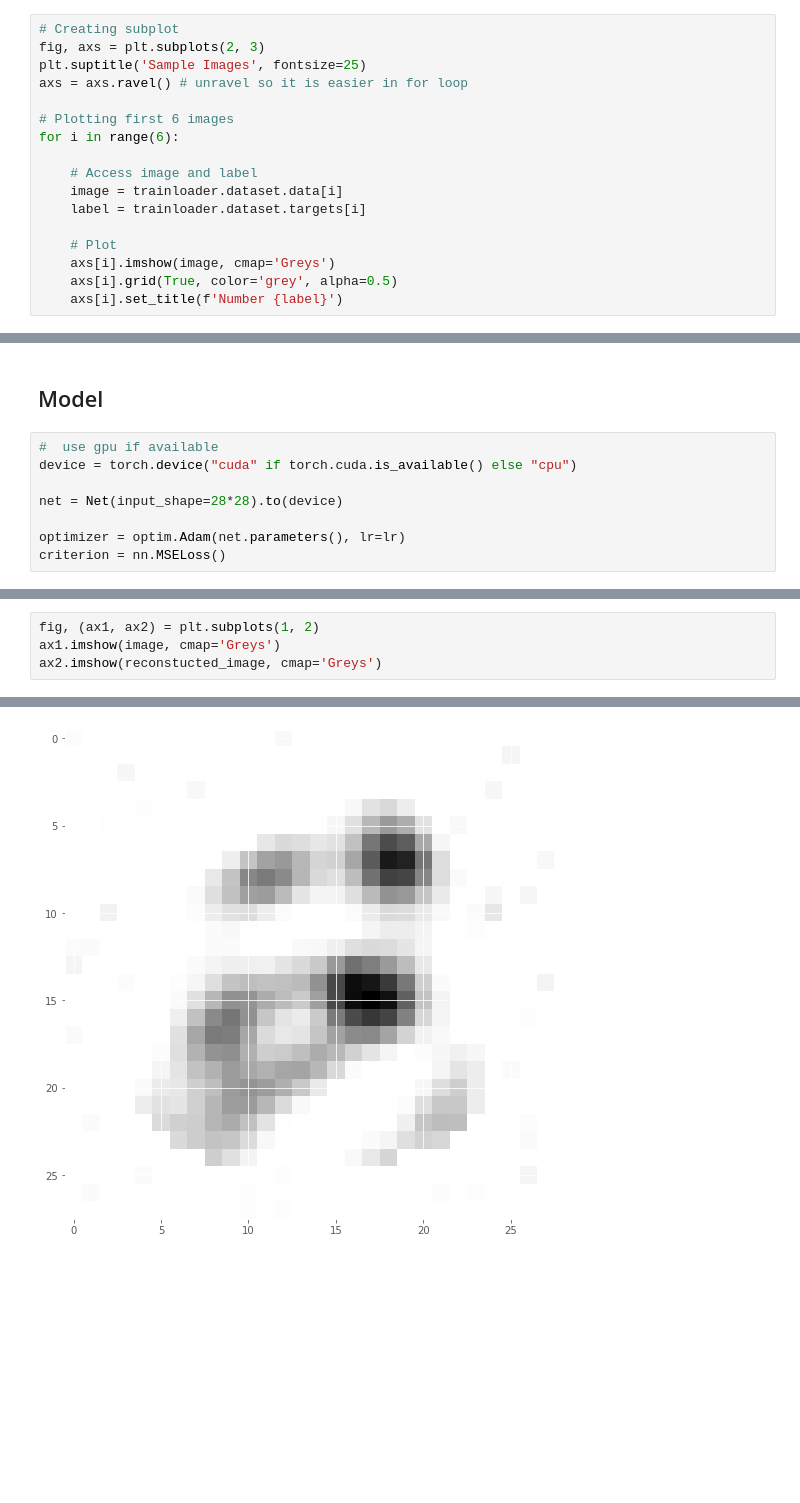
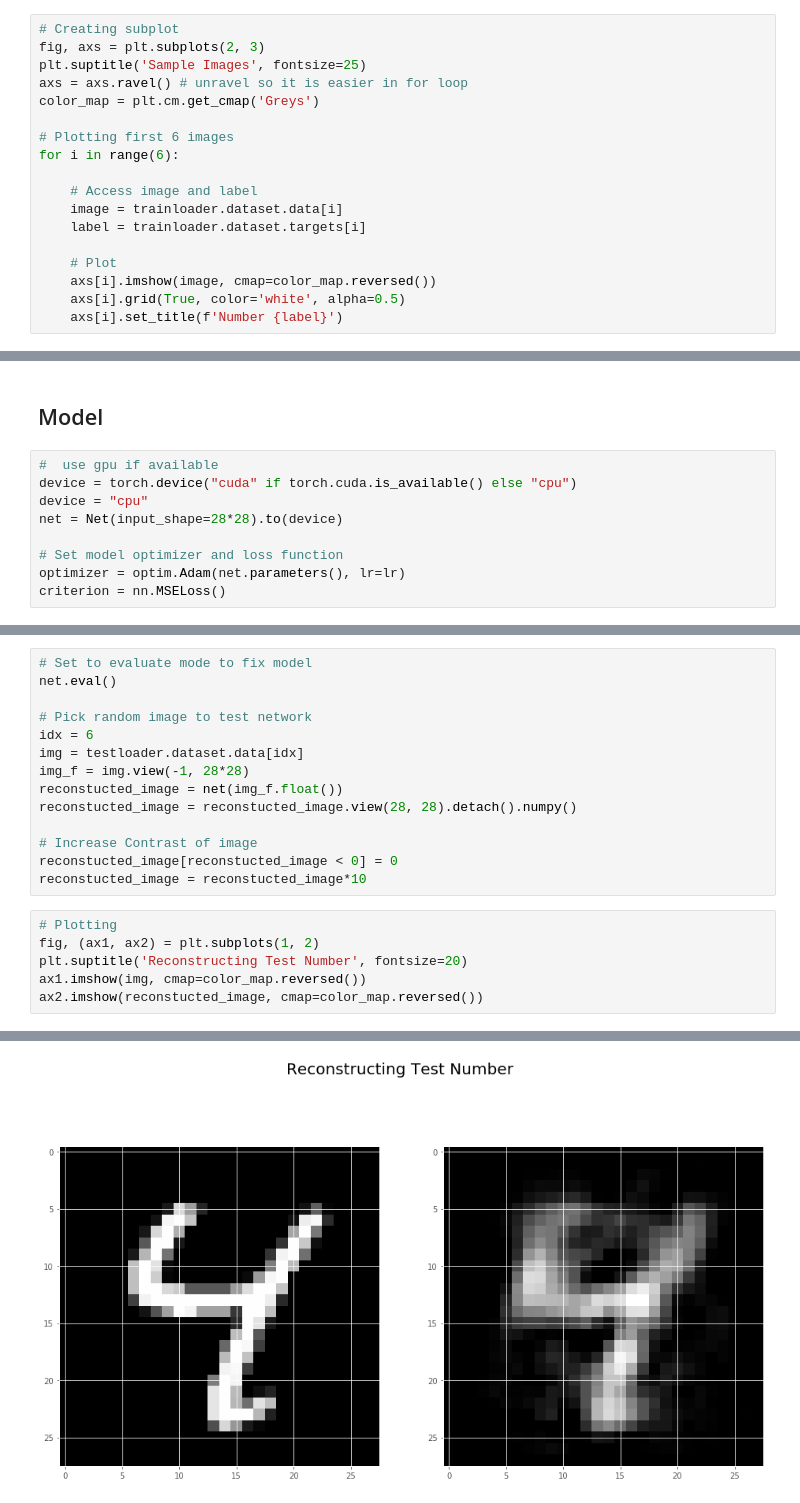
Before and after one commit to brfi3983/Latent-Space-Manipulation, a Jupyter notebook: MNIST_Interpolate.ipynb, the cells around one changed output, grey strips where cells are left out. Drawn from its saved outputs; the diff is of its cells as text; blank space fills up the shorter version.

```diff
--- a/MNIST_Interpolate.ipynb
+++ b/MNIST_Interpolate.ipynb
@@ -50,6 +52,7 @@ There are 10000 samples with a dimension of 28x28 (Testing Set).
 fig, axs = plt.subplots(2, 3)
 plt.suptitle('Sample Images', fontsize=25)
 axs = axs.ravel() # unravel so it is easier in for loop
+color_map = plt.cm.get_cmap('Greys')
 
 # Plotting first 6 images
 for i in range(6):
@@ -59,7 +62,7 @@ for i in range(6):
     label = trainloader.dataset.targets[i]
 
     # Plot
-    axs[i].imshow(image, cmap='Greys')
-    axs[i].grid(True, color='grey', alpha=0.5)
+    axs[i].imshow(image, cmap=color_map.reversed())
+    axs[i].grid(True, color='white', alpha=0.5)
     axs[i].set_title(f'Number {label}')
 # %% [output]
@@ -69,9 +72,10 @@ for i in range(6):
 # %%
 #  use gpu if available
 device = torch.device("cuda" if torch.cuda.is_available() else "cpu")
-
+device = "cpu"
 net = Net(input_shape=28*28).to(device)
 
+# Set model optimizer and loss function
 optimizer = optim.Adam(net.parameters(), lr=lr)
 criterion = nn.MSELoss()
 # %%
@@ -135,7 +130,23 @@ RuntimeError: CUDA error: an illegal memory access was encountered
+# %%
+# Set to evaluate mode to fix model
+net.eval()
+
+# Pick random image to test network
+idx = 6
+img = testloader.dataset.data[idx]
+img_f = img.view(-1, 28*28)
+reconstucted_image = net(img_f.float())
+reconstucted_image = reconstucted_image.view(28, 28).detach().numpy()
+
+# Increase Contrast of image
+reconstucted_image[reconstucted_image < 0] = 0
+reconstucted_image = reconstucted_image*10
 # %%
+# Plotting
 fig, (ax1, ax2) = plt.subplots(1, 2)
-ax1.imshow(image, cmap='Greys')
-ax2.imshow(reconstucted_image, cmap='Greys')
+plt.suptitle('Reconstructing Test Number', fontsize=20)
+ax1.imshow(img, cmap=color_map.reversed())
+ax2.imshow(reconstucted_image, cmap=color_map.reversed())
 # %% [output]
 <matplotlib.image.AxesImage at 0x...>
-[figure, old version]
+[figure, new version]
```
Also changed, not shown: parts of 25 cells of this notebook, 1 other file.
